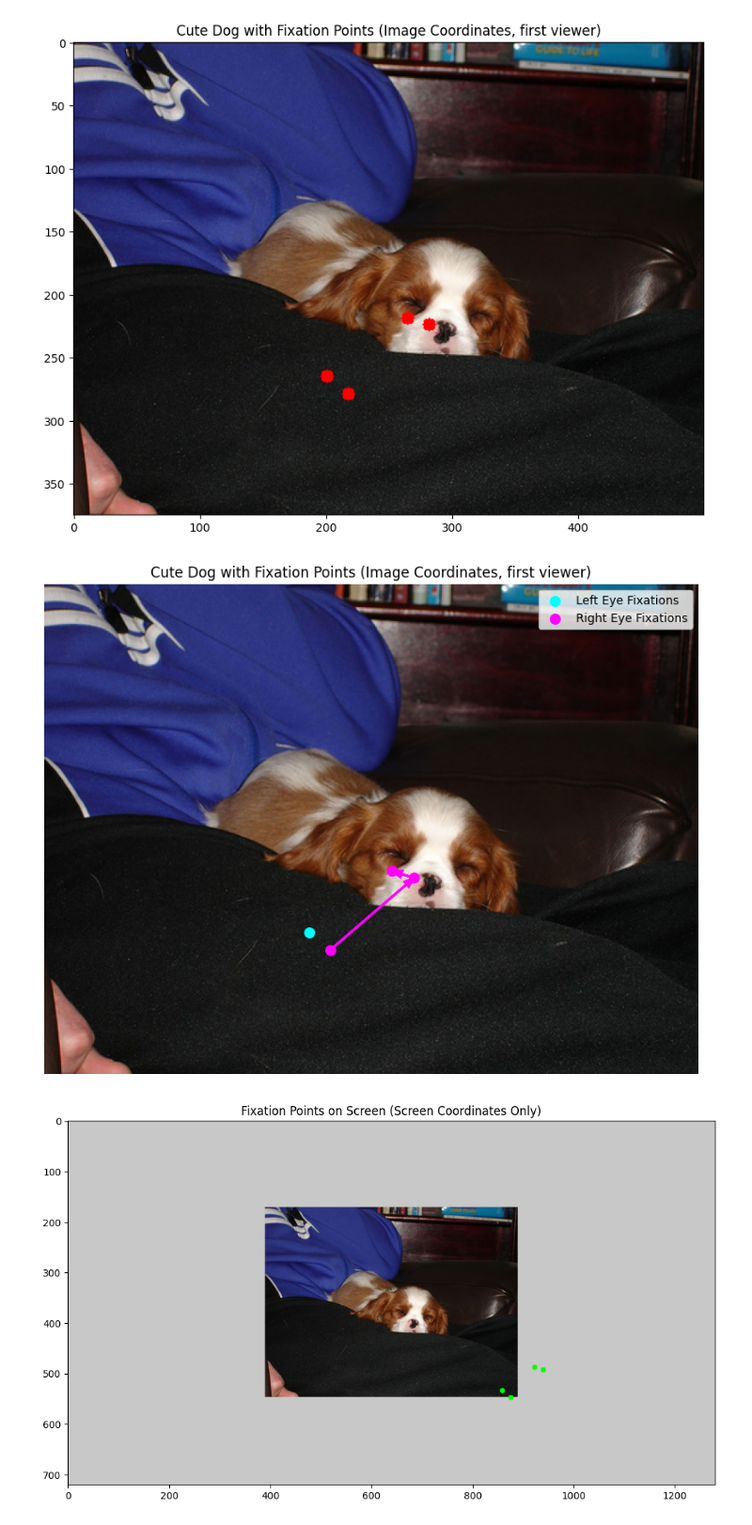
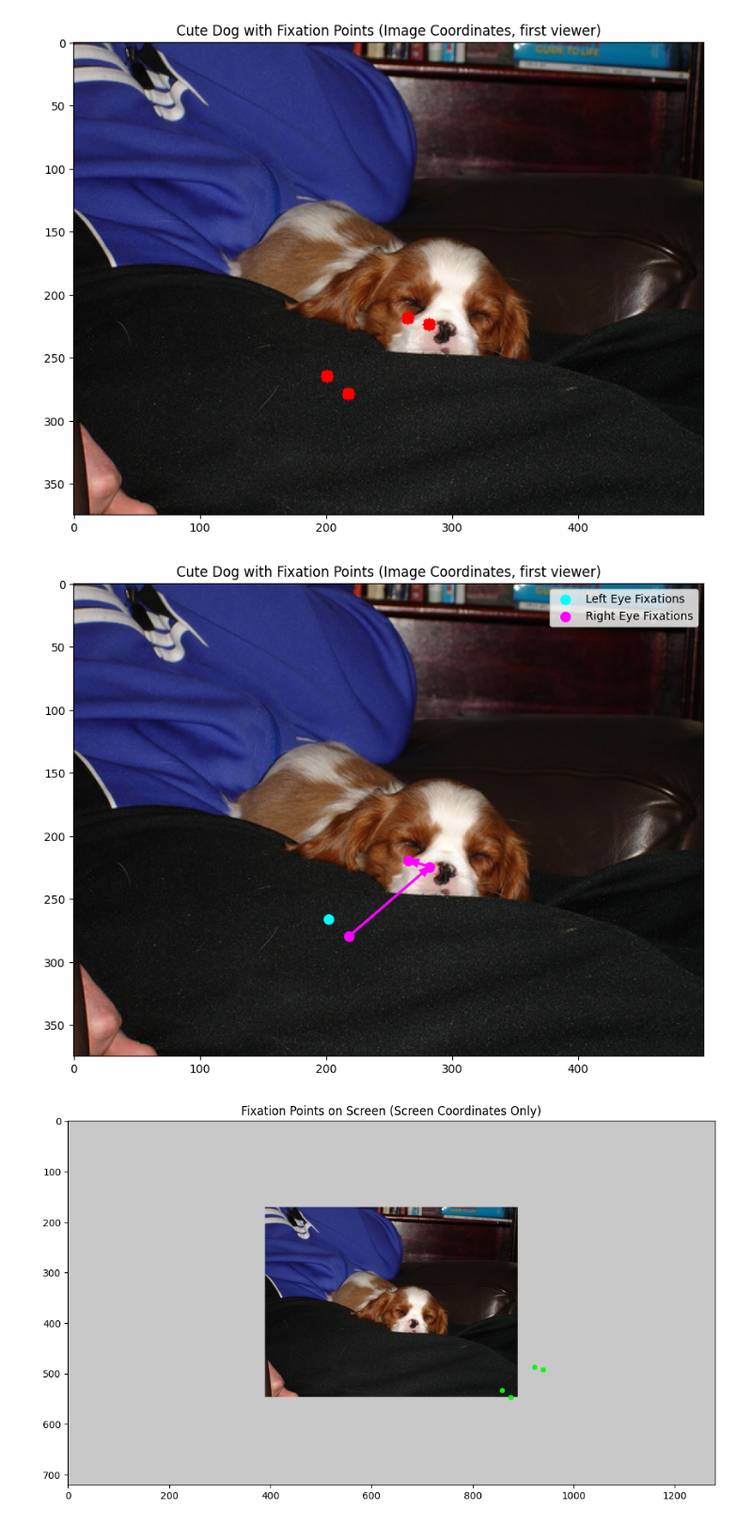
Before and after one commit to reascr/Enhancing-Image-Segmentation-with-Eye-tracking, a Jupyter notebook: exploring-eye-tracking-data-POET.ipynb, the cells around one changed output. Shown at 94% size. Drawn from its saved outputs; the diff is of its cells as text; code cells hidden in the pictures.

```diff
--- a/exploring-eye-tracking-data-POET.ipynb
+++ b/exploring-eye-tracking-data-POET.ipynb
@@ -297,35 +297,34 @@ img = cv2.cvtColor(img, cv2.COLOR_BGR2RGB)
 
 # Plot the image with fixation points
 plt.figure(figsize=(10, 10))
 plt.imshow(img)
 plt.title('Cute Dog with Fixation Points (Image Coordinates, first viewer)')
 
 # Scatter plot for left and right eye points
 plt.scatter(*zip(*fix_points_left), color='cyan', label='Left Eye Fixations', s=70)  # Add left eye points
 plt.scatter(*zip(*fix_points_right), color='magenta', label='Right Eye Fixations', s=70)  # Add right eye points
 plt.legend()
-plt.axis('off')
 
 # Draw arrows between fixation points for left eye
 for i in range(1, len(fix_points_left)):
     x_start, y_start = fix_points_left[i - 1]
     x_end, y_end = fix_points_left[i]
     plt.arrow(x_start, y_start, x_end - x_start, y_end - y_start,
               color='cyan', shape='full', lw=2,
               length_includes_head=True, head_width=5)
 
 # Draw arrows between fixation points for right eye
 for i in range(1, len(fix_points_right)):
     x_start, y_start = fix_points_right[i - 1]
     x_end, y_end = fix_points_right[i]
     plt.arrow(x_start, y_start, x_end - x_start, y_end - y_start,
               color='magenta', shape='full', lw=2,
               length_includes_head=True, head_width=5)
 
 # Show the plot
 plt.show()
 # %% [output]
-[figure, old version]
+[figure, new version]
 # %%
 # plot the screen coordinates
 
```
Also changed, not shown: parts of 3 cells of this notebook.
